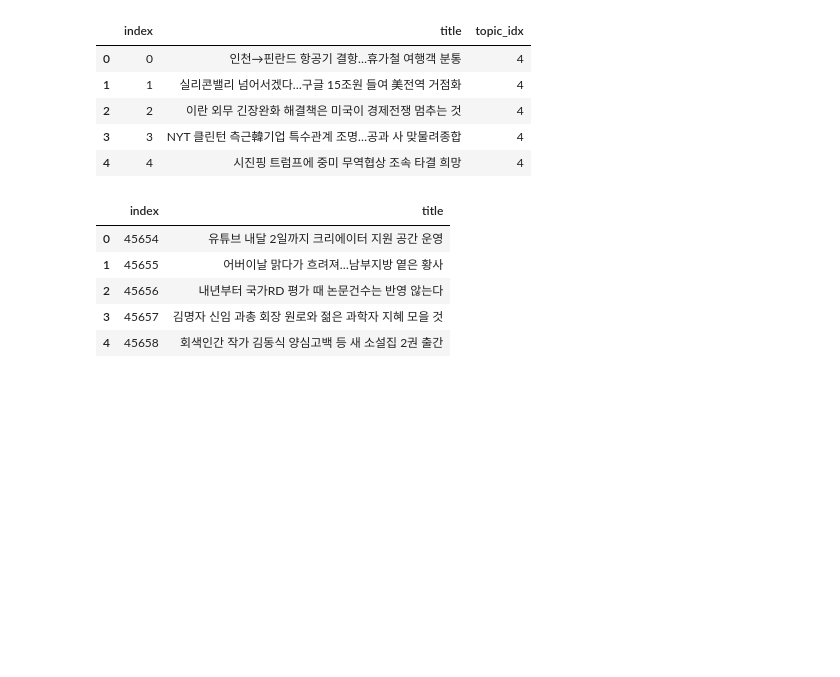
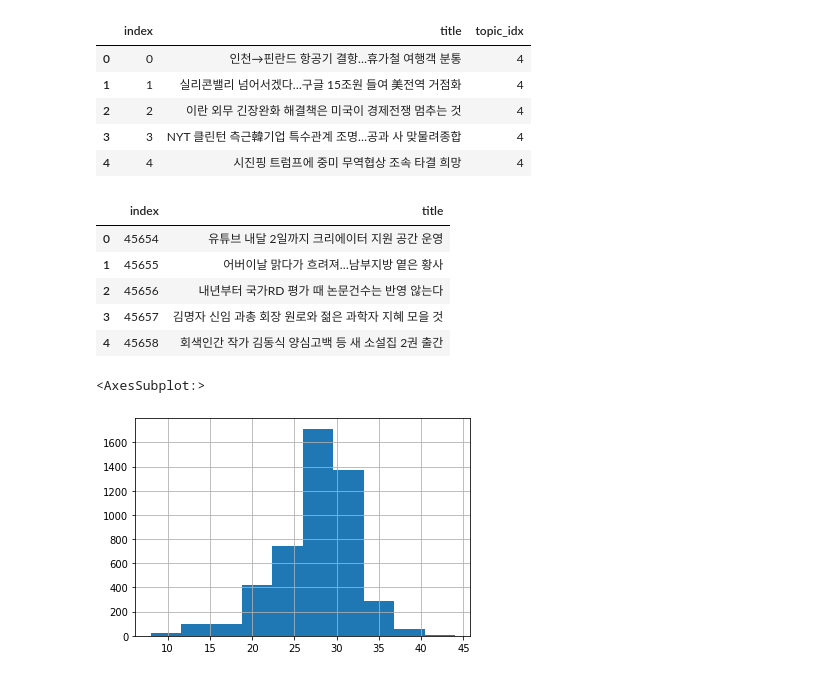
Before and after one commit to qkrwjdan/dacon_news_topic_clasiification, a Jupyter notebook: data.ipynb, the cells around one changed output. Cells and saved outputs as stored; diff of their text form; code cells hidden in the pictures; blank space fills up the shorter version.

```diff
--- a/data.ipynb
+++ b/data.ipynb
@@ -50,3 +99,12 @@ test.head()
 | 2 | 45656 | 내년부터 국가RD 평가 때 논문건수는 반영 않는다 |
 | 3 | 45657 | 김명자 신임 과총 회장 원로와 젊은 과학자 지혜 모을 것 |
 | 4 | 45658 | 회색인간 작가 김동식 양심고백 등 새 소설집 2권 출간 |
+# %%
+label_index_list = []
+for i in range(7):
+    label_index_list.append(train[train['topic_idx'] == i])
+# %%
+label_index_list[0]['title'].str.len().hist()
+# %% [output]
+<AxesSubplot:>
+[figure, added]
```
Also changed, not shown: parts of 17 cells of this notebook, 15 other files.
